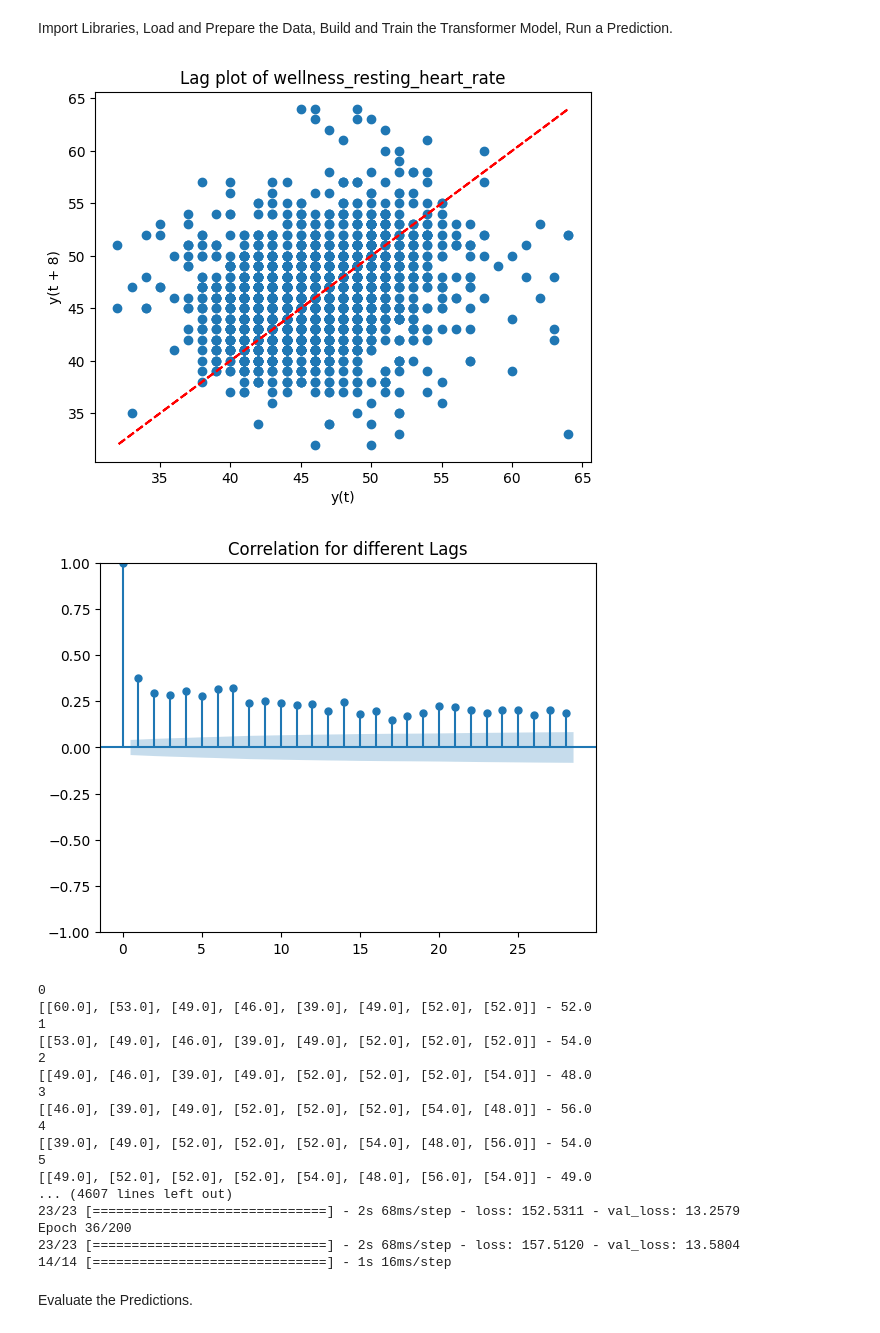
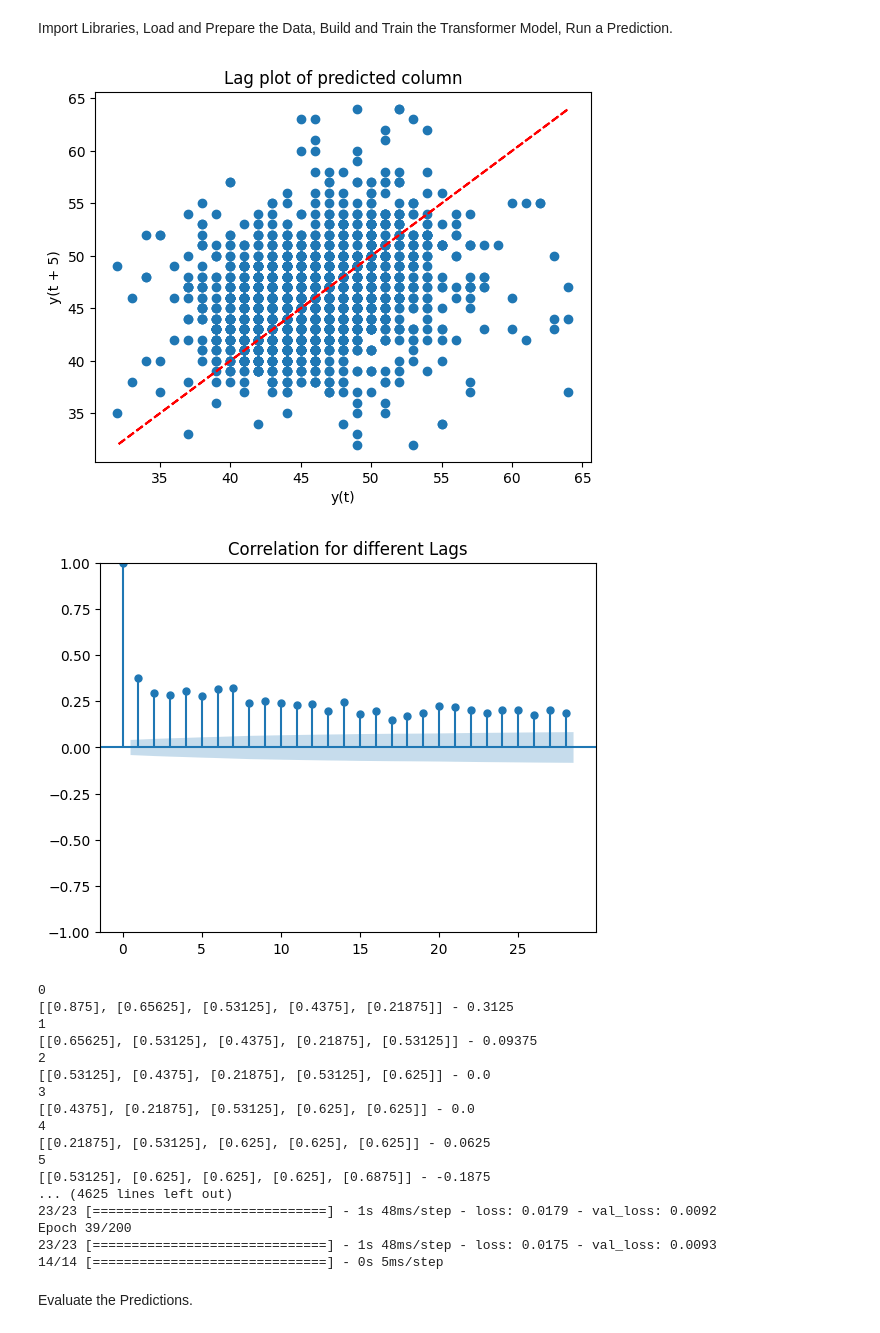
Before and after one commit to pgalko/ml_rest_hr_prediction_transformer, a Jupyter notebook: ml_keras_transformer_rest_hr_prediction.ipynb, the cells around one changed output. Drawn from its saved outputs; the diff is of its cells as text; code cells hidden in the pictures.

Commit message:
Update ml_keras_transformer_rest_hr_prediction.ipynb
Scale the data and make it stationary

```diff
--- a/ml_keras_transformer_rest_hr_prediction.ipynb
+++ b/ml_keras_transformer_rest_hr_prediction.ipynb
@@ -38,36 +38,37 @@ from keras import layers
 from matplotlib import pyplot as plt
 
 
-SEQUENCE_SIZE = 8 # number of values in the sequence to be averaged
+SEQUENCE_SIZE = 5 # number of values in the sequence to predict the next value. (7 = 1 week of data to predict the next day's value)
+
+pred_column = 'wellness_resting_heart_rate'
+date_column = 'calendar_date'
 
 data = pd.read_csv("Wellness_Data_All.csv")
-#drop all rows that have NaN values wellness_resting_heart_rate column
-data = data.dropna(subset=['wellness_resting_heart_rate'])
+#drop all rows that have NaN values in the predicted column
+data = data.dropna(subset=[pred_column])
 
-data = data[['calendar_date','wellness_resting_heart_rate']]
+data = data[[date_column,pred_column]]
 
 # Exclude outliers
-data = data[data['wellness_resting_heart_rate']>30]
+data = data[data[pred_column]>30]
 
-# Plot lag plot of wellness_resting_heart_rate to check for autocorrelation.
+# Plot lag plot of values in the predicted to check for autocorrelation.
 # Comparing the values of the current time step with the values of the previous time steps.
-lag_plot(data['wellness_resting_heart_rate'],lag=SEQUENCE_SIZE)
+lag_plot(data[pred_column],lag=SEQUENCE_SIZE)
 #plot line of best fit
-z = np.polyfit(data['wellness_resting_heart_rate'], data['wellness_resting_heart_rate'], 1)
+z = np.polyfit(data[pred_column], data[pred_column], 1)
 p = np.poly1d(z)
-plt.plot(data['wellness_resting_heart_rate'],p(data['wellness_resting_heart_rate']),"r--")
-plt.title('Lag plot of wellness_resting_heart_rate')
+plt.plot(data[pred_column],p(data[pred_column]),"r--")
+plt.title('Lag plot of predicted column')
 plt.show()
 #Plotting the corelation for various lags
-plot_acf(data['wellness_resting_heart_rate'], lags=28)
+plot_acf(data[pred_column], lags=28)
 plt.title('Correlation for different Lags')
 plt.show()
 
-pred_column = 'wellness_resting_heart_rate'
-
 data[pred_column] = data[pred_column].astype(float)
 
-data = data.sort_values('calendar_date', ascending=True)
+data = data.sort_values(date_column, ascending=True)
 data = data.reset_index(drop=True)
 
 # calculate the size of the test set as 20% of the data set
@@ -75,7 +76,7 @@ days_back = int(len(data)*0.2)
 
 # Benchmark - Persistence model (predict the next value from the perevious value)
 lag = 1
-values = pd.DataFrame(data['wellness_resting_heart_rate'].values)
+values = pd.DataFrame(data[pred_column].values)
 dataframe = pd.concat([values.shift(lag), values], axis=1)
 dataframe.columns = ['t-lag', 't+lag']
 # split into train and test sets
@@ -100,10 +101,15 @@ benchmark_mape =  mean_absolute_percentage_error(test_y, predictions)*100
 
 # calculate the date 20% of the data back from the last date in the data set and assign to today variable
 today = datetime.datetime.today()-datetime.timedelta(days=days_back)
-data['calendar_date']= pd.to_datetime(data['calendar_date'])
+data[date_column]= pd.to_datetime(data[date_column])
 
-rmssd_train_df = data[data['calendar_date']<today]
-rmssd_test_df = data[data['calendar_date']>=today]
+# Scale the data
+from sklearn.preprocessing import MinMaxScaler
+scaler = MinMaxScaler()
+data[pred_column] = scaler.fit_transform(data[[pred_column]])
+
+rmssd_train_df = data[data[date_column]<today]
+rmssd_test_df = data[data[date_column]>=today]
 
 rmssd_train_pred, rmssd_test_pred = [df[pred_column].tolist() for df in (rmssd_train_df, rmssd_test_df)]
 
@@ -113,6 +119,10 @@ def to_sequences(seq_size, obs):
         print(i)
         window = obs[i:(i+seq_size)]
         after_window = obs[i+seq_size]
+        # Subtract the after window value from the last window value and assign to after_window variable.(Difference between the predicted value and the previous value)
+        # This is to make the data stationary, otherwise the model will be biased towards the last value in the window.
+        # The plot would look good, but the predictions will be more or less useless.
+        after_window = after_window - window[-1]
         window = [[x] for x in window]
         print("{} - {}".format(window,after_window))
         x.append(window)
@@ -169,52 +179,52 @@ model = build_model(
     head_size=256,
     num_heads=4,
     ff_dim=4,
     num_transformer_blocks=4,
     mlp_units=[128],
     mlp_dropout=0.4,
     dropout=0.25,
     num_layers=6,# PG:Default is 6
 )
 
 model.compile(
     loss="mean_squared_error",
     optimizer=keras.optimizers.Adam(learning_rate=1e-4)
 )
 #model.summary()
 
 callbacks = [keras.callbacks.EarlyStopping(patience=10, \
     restore_best_weights=True)]
 
 model.fit(
     x_train,
     y_train,
     validation_split=0.2,
     epochs=200,
     batch_size=64,
     callbacks=callbacks,
 )
 
 pred = model.predict(x_test)
 # %% [output]
-[figure, old version]
+[figure, new version]
 [figure]
 0
-[[60.0], [53.0], [49.0], [46.0], [39.0], [49.0], [52.0], [52.0]] - 52.0
+[[0.875], [0.65625], [0.53125], [0.4375], [0.21875]] - 0.3125
 1
-[[53.0], [49.0], [46.0], [39.0], [49.0], [52.0], [52.0], [52.0]] - 54.0
+[[0.65625], [0.53125], [0.4375], [0.21875], [0.53125]] - 0.09375
 2
-[[49.0], [46.0], [39.0], [49.0], [52.0], [52.0], [52.0], [54.0]] - 48.0
+[[0.53125], [0.4375], [0.21875], [0.53125], [0.625]] - 0.0
 3
-[[46.0], [39.0], [49.0], [52.0], [52.0], [52.0], [54.0], [48.0]] - 56.0
+[[0.4375], [0.21875], [0.53125], [0.625], [0.625]] - 0.0
 4
-[[39.0], [49.0], [52.0], [52.0], [52.0], [54.0], [48.0], [56.0]] - 54.0
+[[0.21875], [0.53125], [0.625], [0.625], [0.625]] - 0.0625
 5
-[[49.0], [52.0], [52.0], [52.0], [54.0], [48.0], [56.0], [54.0]] - 49.0
-... (4607 lines left out)
-23/23 [==============================] - 2s 68ms/step - loss: 152.5311 - val_loss: 13.2579
-Epoch 36/200
-23/23 [==============================] - 2s 68ms/step - loss: 157.5120 - val_loss: 13.5804
-14/14 [==============================] - 1s 16ms/step
+[[0.53125], [0.625], [0.625], [0.625], [0.6875]] - -0.1875
+... (4625 lines left out)
+23/23 [==============================] - 1s 48ms/step - loss: 0.0179 - val_loss: 0.0092
+Epoch 39/200
+23/23 [==============================] - 1s 48ms/step - loss: 0.0175 - val_loss: 0.0093
+14/14 [==============================] - 0s 5ms/step
 # %% [markdown]
 Evaluate the Predictions.
 # %%
```
Also changed, not shown: parts of 2 cells of this notebook.
